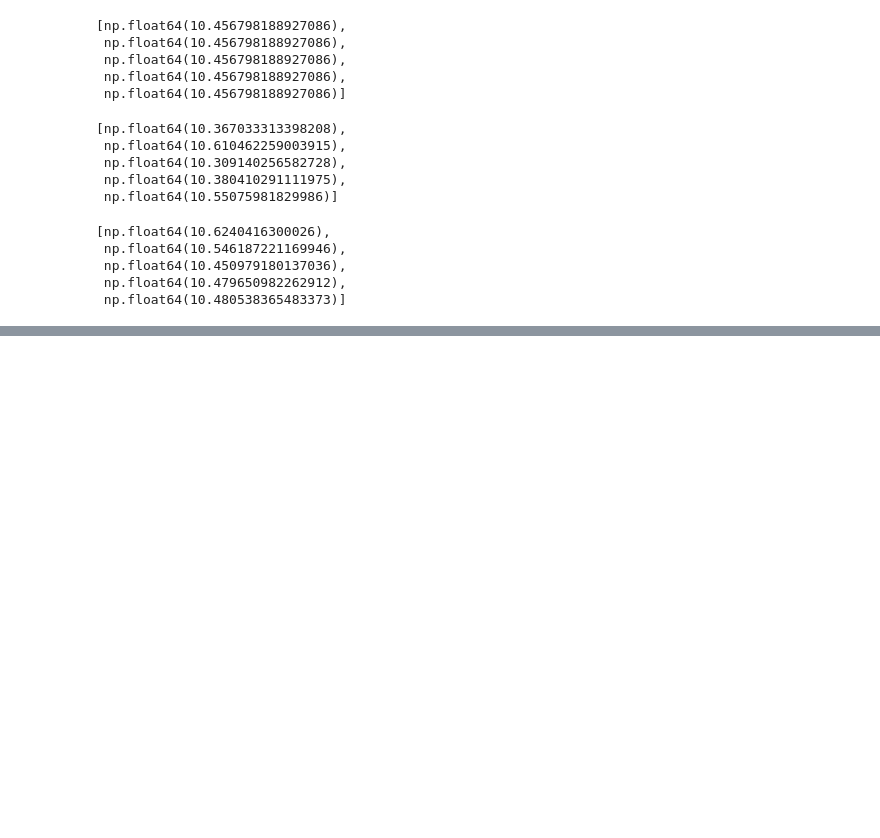
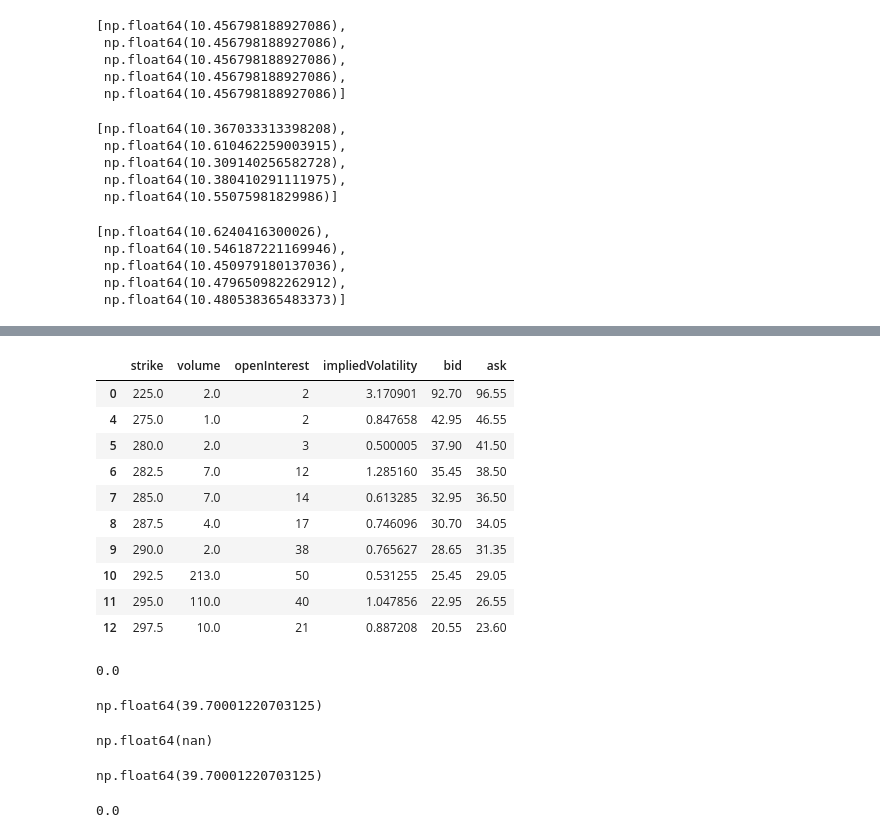
Before and after one commit to anshkumarjethani/Derivatives-Pricing-Engine, a Jupyter notebook: notebooks/exploration.ipynb, the cells around one changed output, grey strips where cells are left out. Saved outputs shown, nothing was run; the diff lists cells and outputs as text; code cells hidden in the pictures; blank space fills up the shorter version.

```diff
--- a/notebooks/exploration.ipynb
+++ b/notebooks/exploration.ipynb
@@ -248,0 +434,26 @@ from monte_carlo import monte_carlo_call_control_variate
+# %%
+liquid_calls[['strike', 'volume', 'openInterest', 'impliedVolatility', 'bid', 'ask']].head(10)
+# %% [output]
+|  | strike | volume | openInterest | impliedVolatility | bid | ask |
+| 0 | 225.0 | 2.0 | 2 | 3.170901 | 92.70 | 96.55 |
+| 4 | 275.0 | 1.0 | 2 | 0.847658 | 42.95 | 46.55 |
+| 5 | 280.0 | 2.0 | 3 | 0.500005 | 37.90 | 41.50 |
+| 6 | 282.5 | 7.0 | 12 | 1.285160 | 35.45 | 38.50 |
+| 7 | 285.0 | 7.0 | 14 | 0.613285 | 32.95 | 36.50 |
+| 8 | 287.5 | 4.0 | 17 | 0.746096 | 30.70 | 34.05 |
+| 9 | 290.0 | 2.0 | 38 | 0.765627 | 28.65 | 31.35 |
+| 10 | 292.5 | 213.0 | 50 | 0.531255 | 25.45 | 29.05 |
+| 11 | 295.0 | 110.0 | 40 | 1.047856 | 22.95 | 26.55 |
+| 12 | 297.5 | 10.0 | 21 | 0.887208 | 20.55 | 23.60 |
+# %%
+from datetime import datetime
+
+expiry_date = datetime.strptime(expiries[0], '%Y-%m-%d')
+today = datetime.now()
+
+days_to_expiry = (expiry_date - today).days
+T = days_to_expiry / 365
+
+T
+# %% [output]
+0.0
@@ -248,0 +464,23 @@ from monte_carlo import monte_carlo_call_control_variate
+# %%
+from black_scholes import black_scholes_call
+from binomial import binomial_price
+from monte_carlo import monte_carlo_call
+
+bs_price = black_scholes_call(S=S, K=K,sigma=sigma, r = 0.05, T=T)
+bs_price
+# %% [output]
+np.float64(39.70001220703125)
+# %%
+binomial_price_val = binomial_price(S=S, K=K, r=0.05, sigma=sigma, T=T, N=500, option_type='call', american=True)
+binomial_price_val
+# %% [output]
+np.float64(nan)
+# %%
+mc_price = monte_carlo_call(S=S, K=K, r=0.05, sigma=sigma, T=T, n_simulations=100000, seed=42)
+mc_price
+# %% [output]
+np.float64(39.70001220703125)
+# %%
+T
+# %% [output]
+0.0
```
Also changed, not shown: parts of 35 cells of this notebook, 2 other files.
